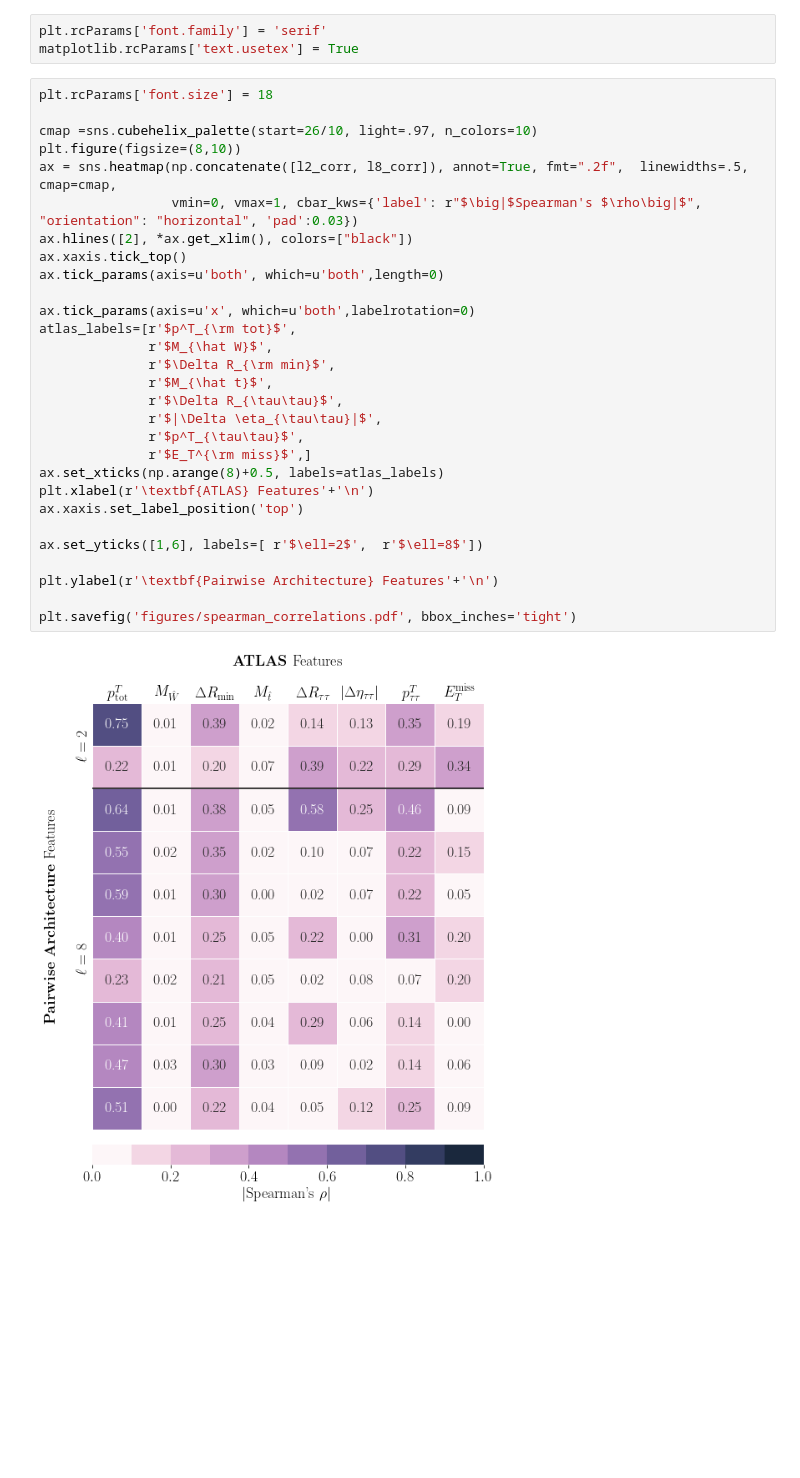
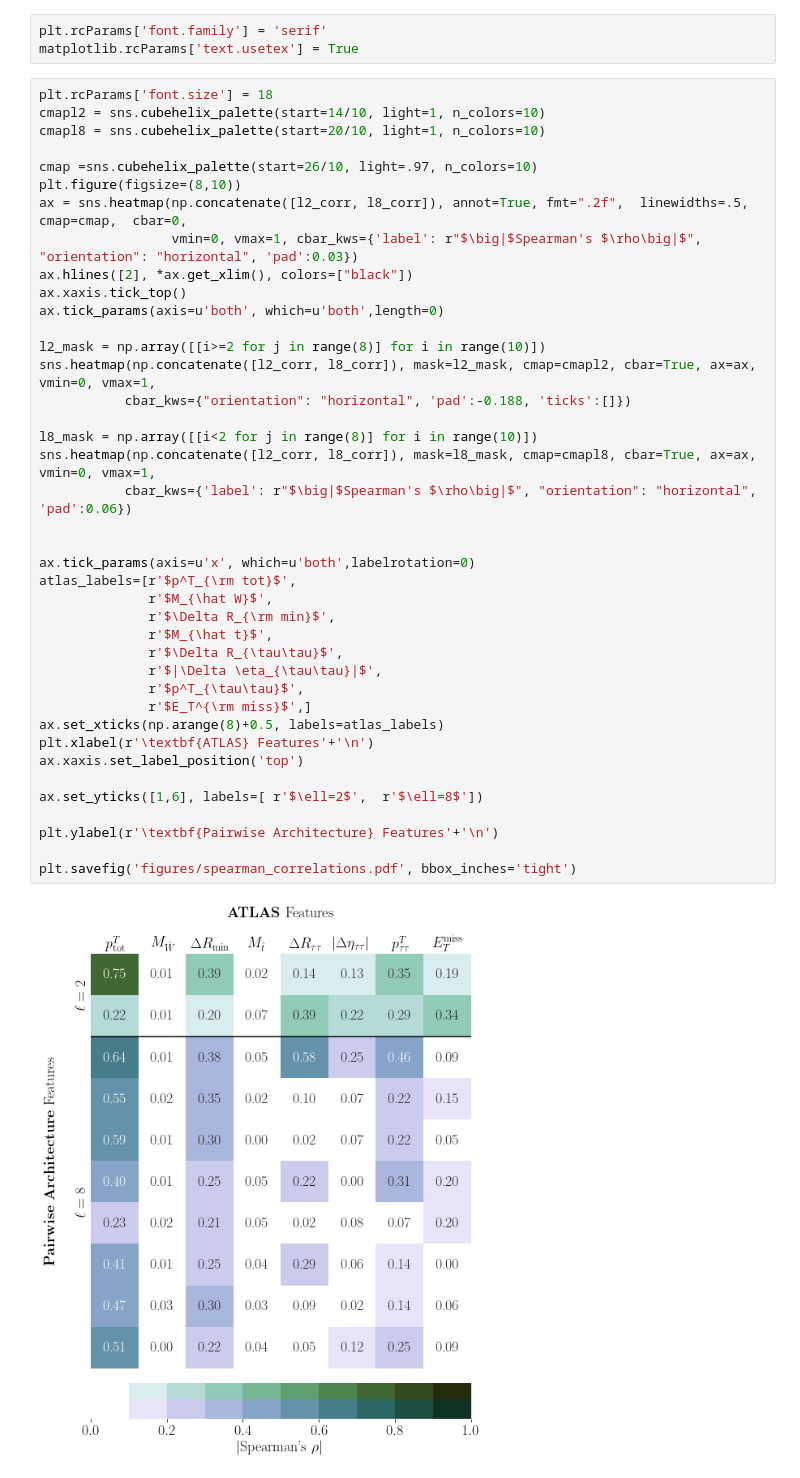
Before and after one commit to DelonShen/classifying-collider-events-with-point-clouds, a Jupyter notebook: paper_code/spearman_rank_analysis.ipynb, the cells around one changed output. Drawn from its saved outputs; the diff is of its cells as text; blank space fills up the shorter version.

Commit message:
changed spearman analysis colorscheme to match other figures

```diff
--- a/paper_code/spearman_rank_analysis.ipynb
+++ b/paper_code/spearman_rank_analysis.ipynb
@@ -119,32 +158,43 @@ plt.rcParams['font.family'] = 'serif'
 matplotlib.rcParams['text.usetex'] = True
 # %%
 plt.rcParams['font.size'] = 18
+cmapl2 = sns.cubehelix_palette(start=14/10, light=1, n_colors=10)
+cmapl8 = sns.cubehelix_palette(start=20/10, light=1, n_colors=10)
 
 cmap =sns.cubehelix_palette(start=26/10, light=.97, n_colors=10)
 plt.figure(figsize=(8,10))
-ax = sns.heatmap(np.concatenate([l2_corr, l8_corr]), annot=True, fmt=".2f",  linewidths=.5, cmap=cmap,
+ax = sns.heatmap(np.concatenate([l2_corr, l8_corr]), annot=True, fmt=".2f",  linewidths=.5, cmap=cmap,  cbar=0,
                  vmin=0, vmax=1, cbar_kws={'label': r"$\big|$Spearman's $\rho\big|$", "orientation": "horizontal", 'pad':0.03})
 ax.hlines([2], *ax.get_xlim(), colors=["black"])
 ax.xaxis.tick_top()
 ax.tick_params(axis=u'both', which=u'both',length=0)
+
+l2_mask = np.array([[i>=2 for j in range(8)] for i in range(10)])
+sns.heatmap(np.concatenate([l2_corr, l8_corr]), mask=l2_mask, cmap=cmapl2, cbar=True, ax=ax, vmin=0, vmax=1,
+           cbar_kws={"orientation": "horizontal", 'pad':-0.188, 'ticks':[]})
+
+l8_mask = np.array([[i<2 for j in range(8)] for i in range(10)])
+sns.heatmap(np.concatenate([l2_corr, l8_corr]), mask=l8_mask, cmap=cmapl8, cbar=True, ax=ax, vmin=0, vmax=1,
+           cbar_kws={'label': r"$\big|$Spearman's $\rho\big|$", "orientation": "horizontal", 'pad':0.06})
+
 
 ax.tick_params(axis=u'x', which=u'both',labelrotation=0)
 atlas_labels=[r'$p^T_{\rm tot}$',
               r'$M_{\hat W}$',
               r'$\Delta R_{\rm min}$',
               r'$M_{\hat t}$',
               r'$\Delta R_{\tau\tau}$',
               r'$|\Delta \eta_{\tau\tau}|$',
               r'$p^T_{\tau\tau}$',
               r'$E_T^{\rm miss}$',]
 ax.set_xticks(np.arange(8)+0.5, labels=atlas_labels)
 plt.xlabel(r'\textbf{ATLAS} Features'+'\n')
 ax.xaxis.set_label_position('top')
 
 ax.set_yticks([1,6], labels=[ r'$\ell=2$',  r'$\ell=8$'])
 
 plt.ylabel(r'\textbf{Pairwise Architecture} Features'+'\n')
 
 plt.savefig('figures/spearman_correlations.pdf', bbox_inches='tight')
 # %% [output]
-[figure, old version]
+[figure, new version]
```
Also changed, not shown: parts of 6 cells of this notebook, 1 other file.
